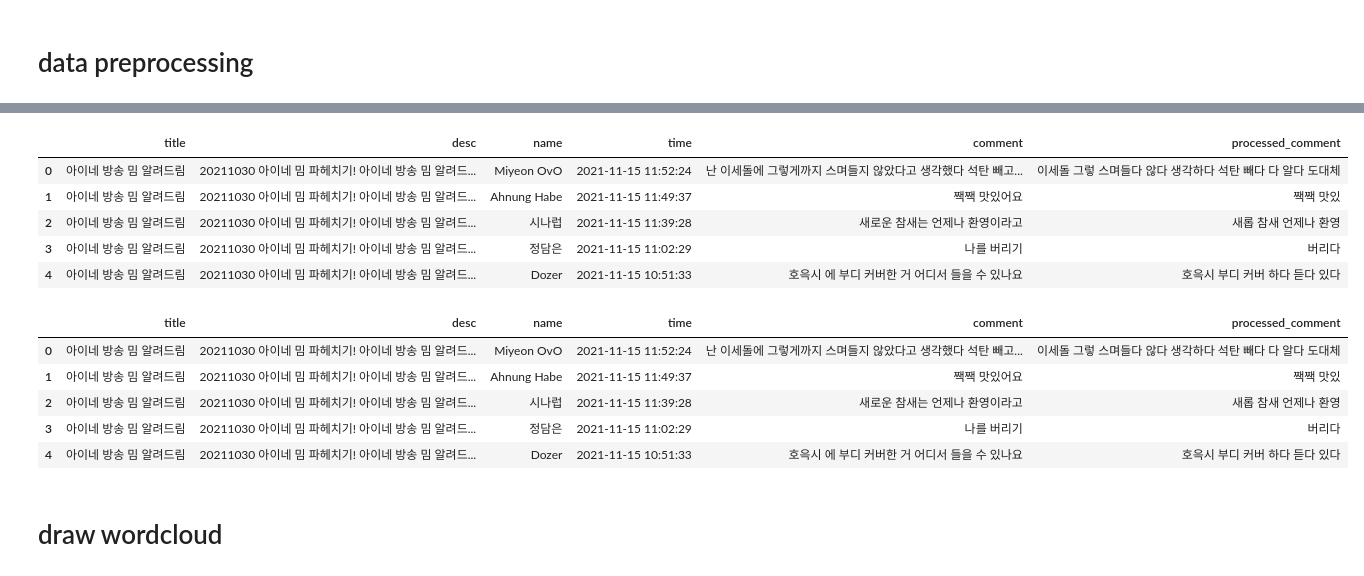
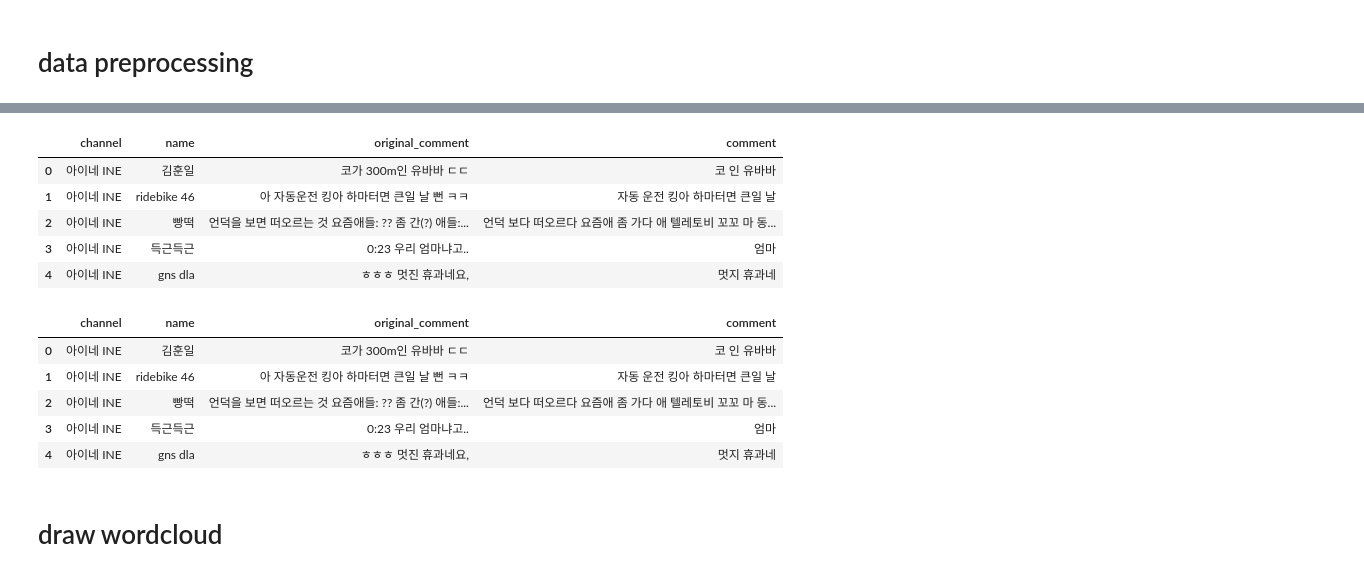
Before and after one commit to Nam-SW/INE_comment_analysis, a Jupyter notebook: analysis.ipynb, the cells around one changed output, grey strips where cells are left out. Cells and saved outputs as stored; diff of their text form; code cells hidden in the pictures.

```diff
--- a/analysis.ipynb
+++ b/analysis.ipynb
@@ -44,22 +47,31 @@ df.head()
 # %%
 def normalize(text):
+    if not isinstance(text, str):
+        return ""
     text = text.replace("_x000D_", " ")
     text = text.replace("\n", " ")
     text = text.replace("넴", "님")
-    text = text.replace("넘", "님")
     text = text.replace("팅아", "킹아")
     text = text.replace("는데", "다")
     text = text.replace("아니네", "아이네")
     text = text.replace("님모", "너무")
     text = text.replace("해미네", "햄이네")
+    text = text.replace("무7년", "무친년")
+    text = text.replace("콘텐츠", "컨텐츠")
+    text = text.replace("안되", "안돼")
+    text = text.replace("우리네", "아리네") # khaiii가 우리 / 네 로 잘라서 계속 사라짐. 나중에 다시 바꿔주기
+
+    text = re.sub(r'ㄱㅇㅇ|700', r'귀여워', text)
+    text = re.sub(r'(?<=\w)넘', r'님', text)
     text = re.sub("http[s]?://(?:[a-zA-Z]|[0-9]|[$\-@\.&+:/?=]|[!*\(\),]|(?:%[0-9a-fA-F][0-9a-fA-F]))+", "", text)
     text = re.sub(r'\d+(:\d+)+|[^ 가-힣0-9]', r' ', text)
     text = repeat_normalize(text, 3)
     text = re.sub(r'(.{3,}?)\1+', r'\1', text)
     return text.strip()
 
-df = df[df['name'] != '아이네 INE']
-df['comment'] = df['comment'].apply(normalize)
+df = df[df['name'] != df['channel']]
+df['comment'] = df['original_comment'].progress_apply(normalize)
 df = df[df['comment'].str.len() > 1]
+df = df[['channel', 'name', 'original_comment', 'comment']]
 df.head(5)
 # %% [output]
@@ -101,19 +122,0 @@ def spell_check(text):
-# %%
-idxes = [*range(len(df))]
-error_idxes = []
-
-while idxes != []:
-    for i in tqdm(idxes):
-        try:
-            df.iloc[i, -1] = spell_check(df.iloc[i, -1])
-        except:
-            error_idxes.append(i)
-
-    idxes = error_idxes
-    error_idxes = []
-
-    print(len(idxes))
-
-df = df[df.comment != ""]
-
-df.head()
@@ -129,3 +122,0 @@ df.head()
-# %%
-pos_tagged_corpus = pos_text(df.comment, api)
-df['processed_comment'] = stemming_text(pos_tagged_corpus)
@@ -132,22 +129,24 @@ df['processed_comment'] = stemming_text(pos_tagged_corpus)
 # %%
-df['processed_comment'] = df['processed_comment'].apply(
+pos_tagged_corpus = pos_text(df.comment, api)
+df['comment'] = stemming_text(pos_tagged_corpus)
+df['comment'] = df['comment'].apply(
     lambda x: ' '.join(
         [
             w.split('/')[0]
             for w in x.split()
             if w.split('/')[1] in ['NNG', 'NNP', 'VV', 'VA', 'MAG', 'MAJ']
         ]
     )
 )
-df = df[df['processed_comment'] != ""]
+df = df[df['comment'] != ""]
 df.head()
 # %% [output]
-|  | title | desc | name | time | comment | processed_comment |
-| 0 | 아이네 방송 밈 알려드림 | 20211030 아이네 밈 파헤치기! 아이네 방송 밈 알려드... | Miyeon OvO | 2021-11-15 11:52:24 | 난 이세돌에 그렇게까지 스며들지 않았다고 생각했다 석탄 빼고... | 이세돌 그렇 스며들다 않다 생각하다 석탄 빼다 다 알다 도대체 |
-| 1 | 아이네 방송 밈 알려드림 | 20211030 아이네 밈 파헤치기! 아이네 방송 밈 알려드... | Ahnung Habe | 2021-11-15 11:49:37 | 짹짹 맛있어요 | 짹짹 맛있 |
-| 2 | 아이네 방송 밈 알려드림 | 20211030 아이네 밈 파헤치기! 아이네 방송 밈 알려드... | 시나럽 | 2021-11-15 11:39:28 | 새로운 참새는 언제나 환영이라고 | 새롭 참새 언제나 환영 |
-| 3 | 아이네 방송 밈 알려드림 | 20211030 아이네 밈 파헤치기! 아이네 방송 밈 알려드... | 정담은 | 2021-11-15 11:02:29 | 나를 버리기 | 버리다 |
-| 4 | 아이네 방송 밈 알려드림 | 20211030 아이네 밈 파헤치기! 아이네 방송 밈 알려드... | Dozer | 2021-11-15 10:51:33 | 호윽시 에 부디 커버한 거 어디서 들을 수 있나요 | 호윽시 부디 커버 하다 듣다 있다 |
+|  | channel | name | original_comment | comment |
+| 0 | 아이네 INE | 김훈일 | 코가 300m인 유바바 ㄷㄷ | 코 인 유바바 |
+| 1 | 아이네 INE | ridebike 46 | 아 자동운전 킹아 하마터면 큰일 날 뻔 ㅋㅋ | 자동 운전 킹아 하마터면 큰일 날 |
+| 2 | 아이네 INE | 빵떡 | 언덕을 보면 떠오르는 것 요즘애들: ?? 좀 간(?) 애들:... | 언덕 보다 떠오르다 요즘애 좀 가다 애 텔레토비 꼬꼬 마 동... |
+| 3 | 아이네 INE | 득근득근 | 0:23 우리 엄마냐고.. | 엄마 |
+| 4 | 아이네 INE | gns dla | ㅎㅎㅎ 멋진 휴과네요, | 멋지 휴과네 |
 # %%
 def normalize_word(text):
     result = []
@@ -180,16 +181,16 @@ def normalize_word(text):
 
     return " ".join(result)
 # %%
-df['processed_comment'] = df['processed_comment'].apply(normalize_word)
-df = df[df['processed_comment'] != ""]
+df['comment'] = df['comment'].apply(normalize_word)
+df = df[df['comment'] != ""]
 df.head()
 # %% [output]
-|  | title | desc | name | time | comment | processed_comment |
-| 0 | 아이네 방송 밈 알려드림 | 20211030 아이네 밈 파헤치기! 아이네 방송 밈 알려드... | Miyeon OvO | 2021-11-15 11:52:24 | 난 이세돌에 그렇게까지 스며들지 않았다고 생각했다 석탄 빼고... | 이세돌 그렇 스며들다 않다 생각하다 석탄 빼다 다 알다 도대체 |
-| 1 | 아이네 방송 밈 알려드림 | 20211030 아이네 밈 파헤치기! 아이네 방송 밈 알려드... | Ahnung Habe | 2021-11-15 11:49:37 | 짹짹 맛있어요 | 짹짹 맛있 |
-| 2 | 아이네 방송 밈 알려드림 | 20211030 아이네 밈 파헤치기! 아이네 방송 밈 알려드... | 시나럽 | 2021-11-15 11:39:28 | 새로운 참새는 언제나 환영이라고 | 새롭 참새 언제나 환영 |
-| 3 | 아이네 방송 밈 알려드림 | 20211030 아이네 밈 파헤치기! 아이네 방송 밈 알려드... | 정담은 | 2021-11-15 11:02:29 | 나를 버리기 | 버리다 |
-| 4 | 아이네 방송 밈 알려드림 | 20211030 아이네 밈 파헤치기! 아이네 방송 밈 알려드... | Dozer | 2021-11-15 10:51:33 | 호윽시 에 부디 커버한 거 어디서 들을 수 있나요 | 호윽시 부디 커버 하다 듣다 있다 |
+|  | channel | name | original_comment | comment |
+| 0 | 아이네 INE | 김훈일 | 코가 300m인 유바바 ㄷㄷ | 코 인 유바바 |
+| 1 | 아이네 INE | ridebike 46 | 아 자동운전 킹아 하마터면 큰일 날 뻔 ㅋㅋ | 자동 운전 킹아 하마터면 큰일 날 |
+| 2 | 아이네 INE | 빵떡 | 언덕을 보면 떠오르는 것 요즘애들: ?? 좀 간(?) 애들:... | 언덕 보다 떠오르다 요즘애 좀 가다 애 텔레토비 꼬꼬 마 동... |
+| 3 | 아이네 INE | 득근득근 | 0:23 우리 엄마냐고.. | 엄마 |
+| 4 | 아이네 INE | gns dla | ㅎㅎㅎ 멋진 휴과네요, | 멋지 휴과네 |
 # %%
 df.to_excel("resource/preprecessed_ine_coment.xlsx", index=None)
 # %%
```
Also changed, not shown: parts of 18 cells of this notebook, 1 other file.
